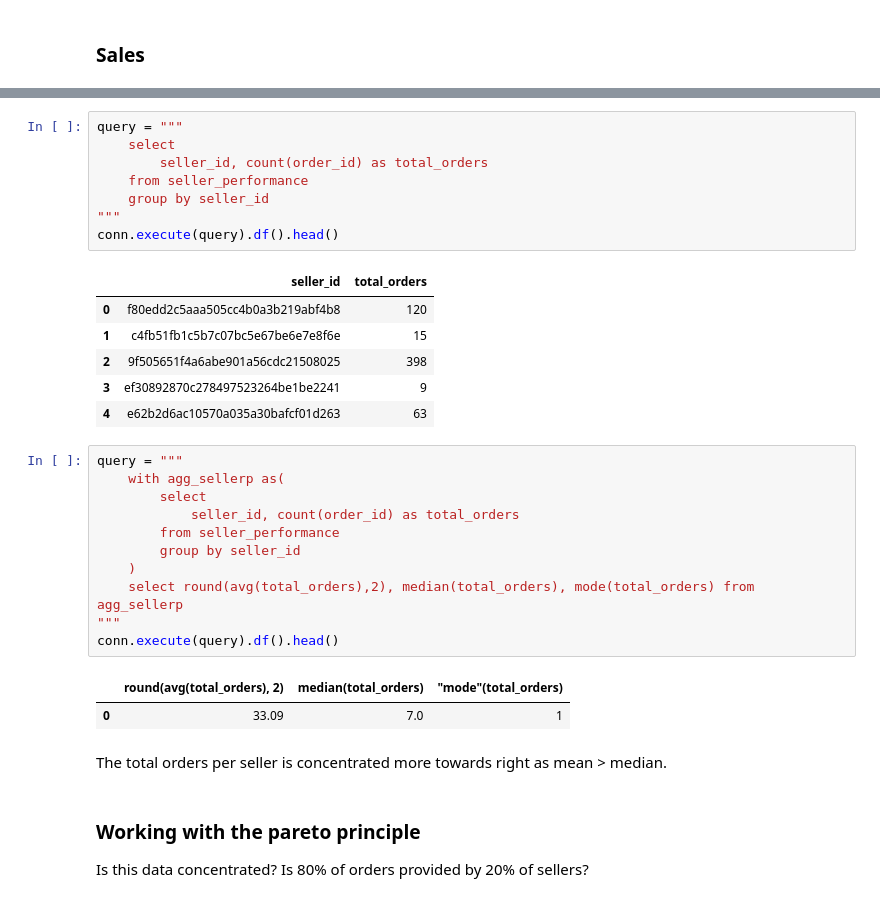
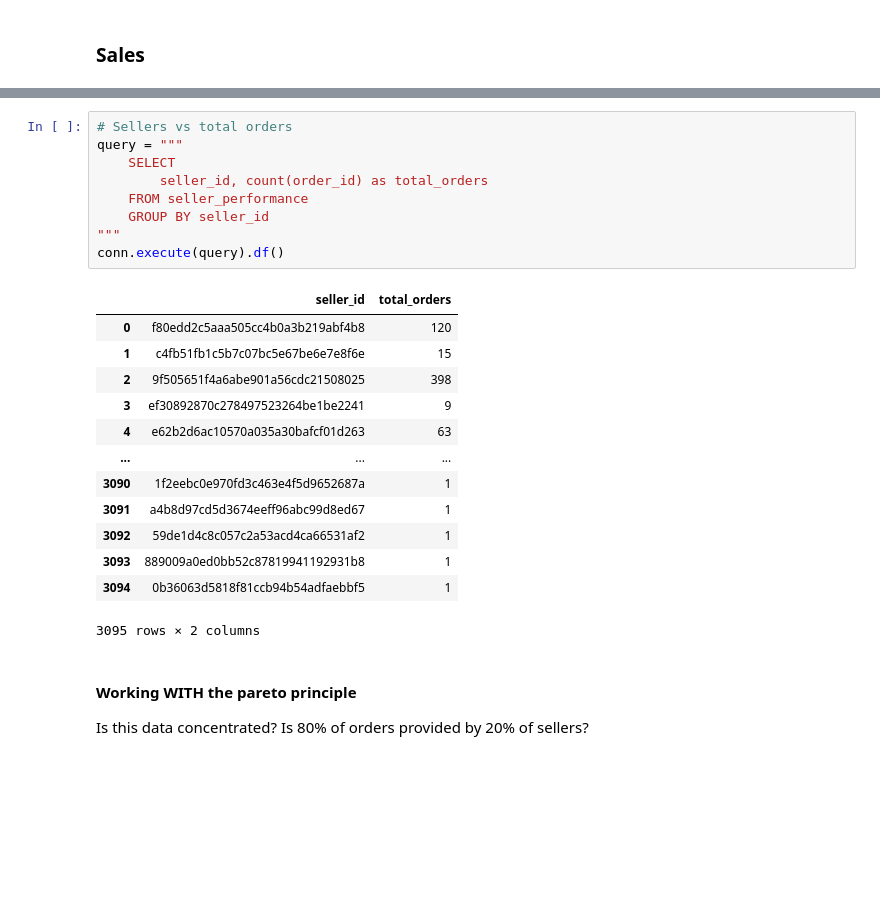
Before and after one commit to tejalig/olist-analysis, a Jupyter notebook: notebooks/05_EDA.ipynb, the cells around one changed output, grey strips where cells are left out. Drawn from its saved outputs; the diff is of its cells as text; blank space fills up the shorter version.

```diff
--- a/notebooks/05_EDA.ipynb
+++ b/notebooks/05_EDA.ipynb
@@ -488,34 +474,26 @@ conn.execute(query).df().head()
 # %%
+# Sellers vs total orders
 query = """
-    select
+    SELECT
         seller_id, count(order_id) as total_orders
-    from seller_performance
-    group by seller_id
+    FROM seller_performance
+    GROUP BY seller_id
 """
-conn.execute(query).df().head()
+conn.execute(query).df()
 # %% [output]
 |  | seller_id | total_orders |
 | 0 | f80edd2c5aaa505cc4b0a3b219abf4b8 | 120 |
 | 1 | c4fb51fb1c5b7c07bc5e67be6e7e8f6e | 15 |
 | 2 | 9f505651f4a6abe901a56cdc21508025 | 398 |
 | 3 | ef30892870c278497523264be1be2241 | 9 |
 | 4 | e62b2d6ac10570a035a30bafcf01d263 | 63 |
+| ... | ... | ... |
+| 3090 | 1f2eebc0e970fd3c463e4f5d9652687a | 1 |
+| 3091 | a4b8d97cd5d3674eeff96abc99d8ed67 | 1 |
+| 3092 | 59de1d4c8c057c2a53acd4ca66531af2 | 1 |
+| 3093 | 889009a0ed0bb52c87819941192931b8 | 1 |
+| 3094 | 0b36063d5818f81ccb94b54adfaebbf5 | 1 |
+3095 rows × 2 columns
-# %%
-query = """
-    with agg_sellerp as(
-        select
-            seller_id, count(order_id) as total_orders
-        from seller_performance
-        group by seller_id
-    )
-    select round(avg(total_orders),2), median(total_orders), mode(total_orders) from agg_sellerp
-"""
-conn.execute(query).df().head()
-# %% [output]
-|  | round(avg(total_orders), 2) | median(total_orders) | "mode"(total_orders) |
-| 0 | 33.09 | 7.0 | 1 |
-# %% [markdown]
-The total orders per seller is concentrated more towards right as mean > median.
 # %% [markdown]
-### Working with the pareto principle
+#### Working WITH the pareto principle
 Is this data concentrated? Is 80% of orders provided by 20% of sellers?
```
Also changed, not shown: parts of 32 cells of this notebook.
